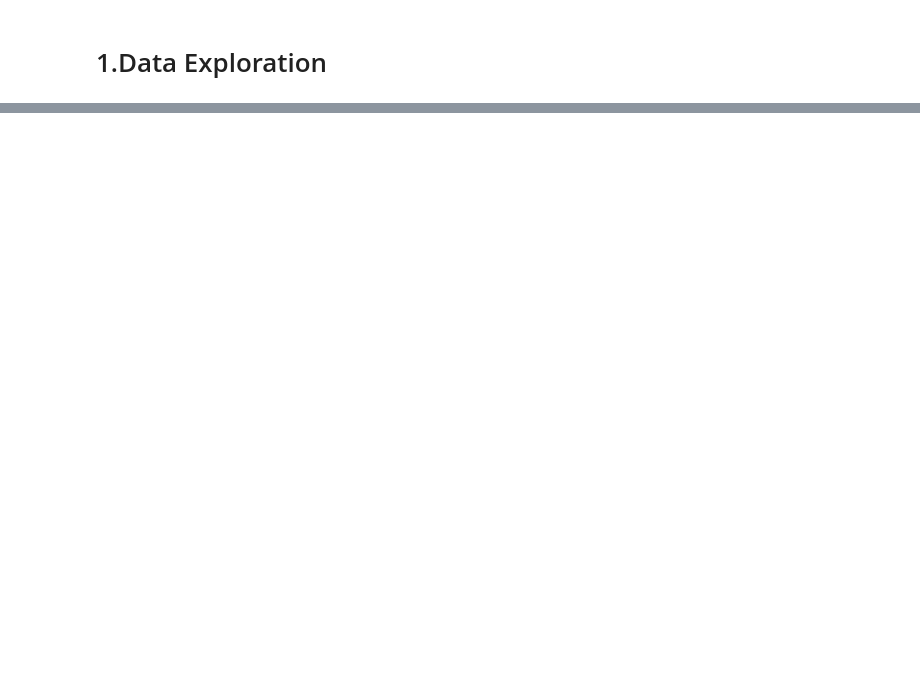
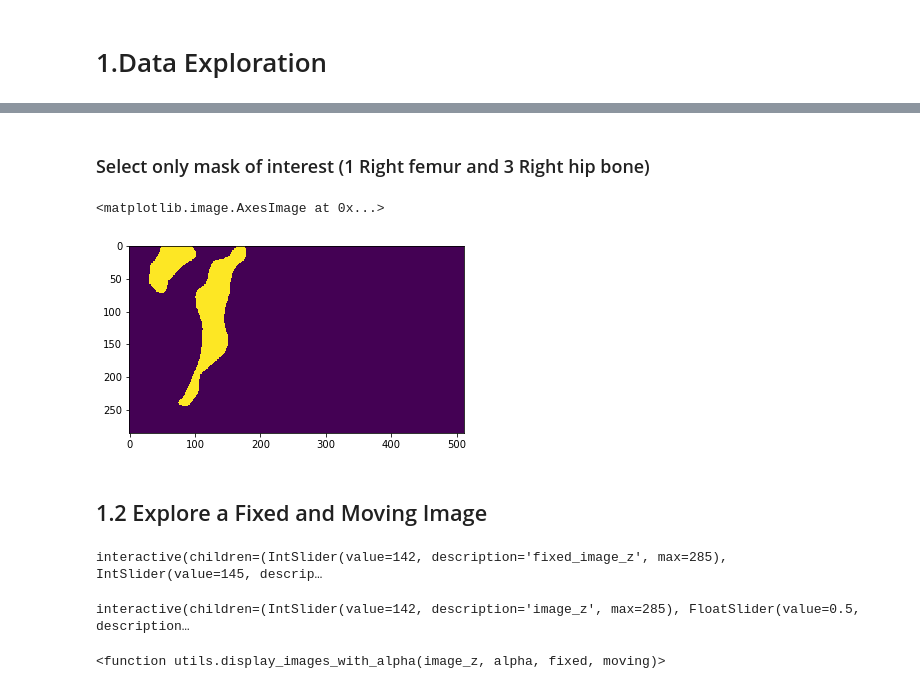
Before and after one commit to KenzaB27/segmentation-of-pelvic-bone, a Jupyter notebook: src/experiments.ipynb, the cells around one changed output, grey strips where cells are left out. Drawn from its saved outputs; the diff is of its cells as text; code cells hidden in the pictures; blank space fills up the shorter version.

```diff
--- a/src/experiments.ipynb
+++ b/src/experiments.ipynb
@@ -46,0 +29,14 @@ array([ 1.,  1.,  0.,  0.,  0.,  0.])
+# %% [markdown]
+### Select only mask of interest (1 Right femur and 3 Right hip bone)
+# %%
+fix_mask_1 = (pelvic_mask == 1)
+fix_mask_3 = (pelvic_mask == 3)
+fix_mask = fix_mask_1 + fix_mask_3
+fix_mask.GetSize()
+fix_mask_data = sitk.GetArrayFromImage(fix_mask)
+plt.imshow(fix_mask_data[:,256,:])
+# %% [output]
+<matplotlib.image.AxesImage at 0x...>
+[figure, added]
+# %% [markdown]
+## 1.2 Explore a Fixed and Moving Image
@@ -46,0 +47,17 @@ array([ 1.,  1.,  0.,  0.,  0.,  0.])
+# %%
+importlib.reload(ut)
+interact(ut.display_images, fixed_image_z=(0,fixed_image.GetSize()[2]-1), moving_image_z=(0,moving_image.GetSize()[2]-1), fixed_npa = fixed(sitk.GetArrayViewFromImage(fixed_image)), moving_npa=fixed(sitk.GetArrayViewFromImage(moving_image)));
+# %% [output]
+interactive(children=(IntSlider(value=142, description='fixed_image_z', max=285), IntSlider(value=145, descrip…
+# %%
+initial_transform = sitk.CenteredTransformInitializer(fixed_image,
+                                                      moving_image,
+                                                      sitk.Euler3DTransform(),
+                                                      sitk.CenteredTransformInitializerFilter.GEOMETRY)
+
+moving_resampled = sitk.Resample(moving_image, fixed_image, initial_transform, sitk.sitkLinear, 0.0, moving_image.GetPixelID())
+
+interact(ut.display_images_with_alpha, image_z=(0,fixed_image.GetSize()[2]-1), alpha=(0.0,1.0,0.05), fixed = fixed(fixed_image), moving=fixed(moving_resampled))
+# %% [output]
+interactive(children=(IntSlider(value=142, description='image_z', max=285), FloatSlider(value=0.5, description…
+<function utils.display_images_with_alpha(image_z, alpha, fixed, moving)>
```
Also changed, not shown: parts of 16 cells of this notebook, 5 other files.
